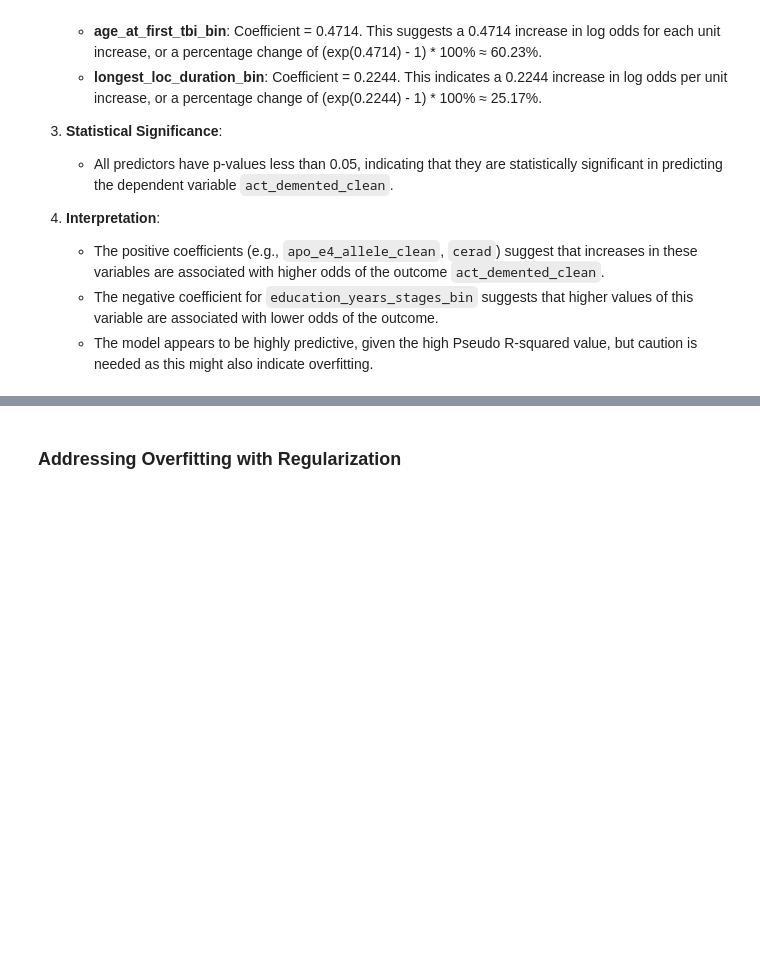
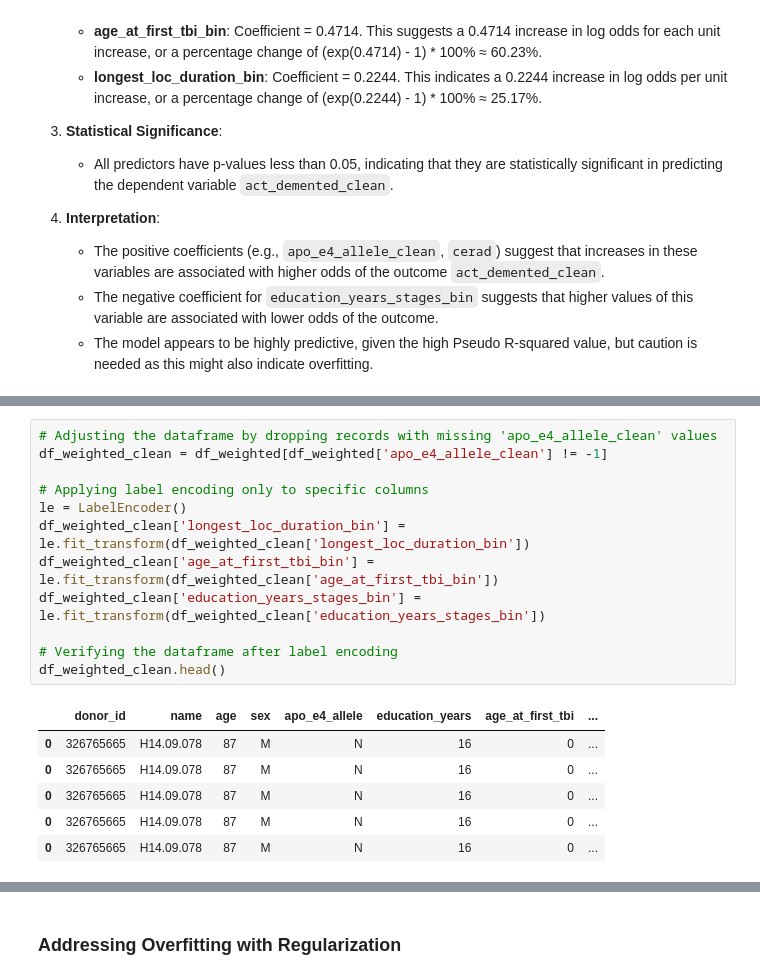
Before and after one commit to busera/mads__decode_dementia, a Jupyter notebook: notebooks/03.02_causal_inference-modelling.ipynb, the cells around one changed output, grey strips where cells are left out. Drawn from its saved outputs; the diff is of its cells as text; blank space fills up the shorter version.

```diff
--- a/notebooks/03.02_causal_inference-modelling.ipynb
+++ b/notebooks/03.02_causal_inference-modelling.ipynb
@@ -831,0 +871,19 @@ plt.show()
+# %%
+# Adjusting the dataframe by dropping records with missing 'apo_e4_allele_clean' values
+df_weighted_clean = df_weighted[df_weighted['apo_e4_allele_clean'] != -1]
+
+# Applying label encoding only to specific columns
+le = LabelEncoder()
+df_weighted_clean['longest_loc_duration_bin'] = le.fit_transform(df_weighted_clean['longest_loc_duration_bin'])
+df_weighted_clean['age_at_first_tbi_bin'] = le.fit_transform(df_weighted_clean['age_at_first_tbi_bin'])
+df_weighted_clean['education_years_stages_bin'] = le.fit_transform(df_weighted_clean['education_years_stages_bin'])
+
+# Verifying the dataframe after label encoding
+df_weighted_clean.head()
+# %% [output]
+|  | donor_id | name | age | sex | apo_e4_allele | education_years | age_at_first_tbi | ... |
+| 0 | 326765665 | H14.09.078 | 87 | M | N | 16 | 0 | ... |
+| 0 | 326765665 | H14.09.078 | 87 | M | N | 16 | 0 | ... |
+| 0 | 326765665 | H14.09.078 | 87 | M | N | 16 | 0 | ... |
+| 0 | 326765665 | H14.09.078 | 87 | M | N | 16 | 0 | ... |
+| 0 | 326765665 | H14.09.078 | 87 | M | N | 16 | 0 | ... |
```
Also changed, not shown: parts of 23 cells of this notebook, 8 other files.
